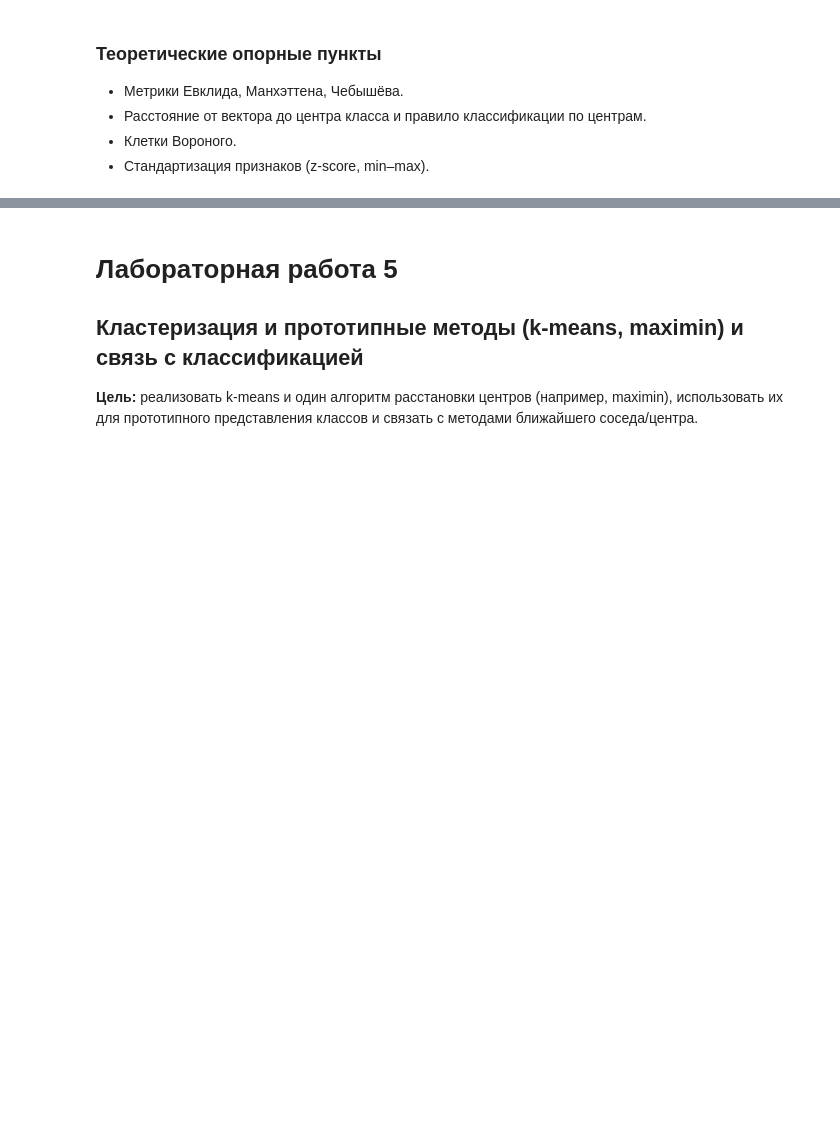
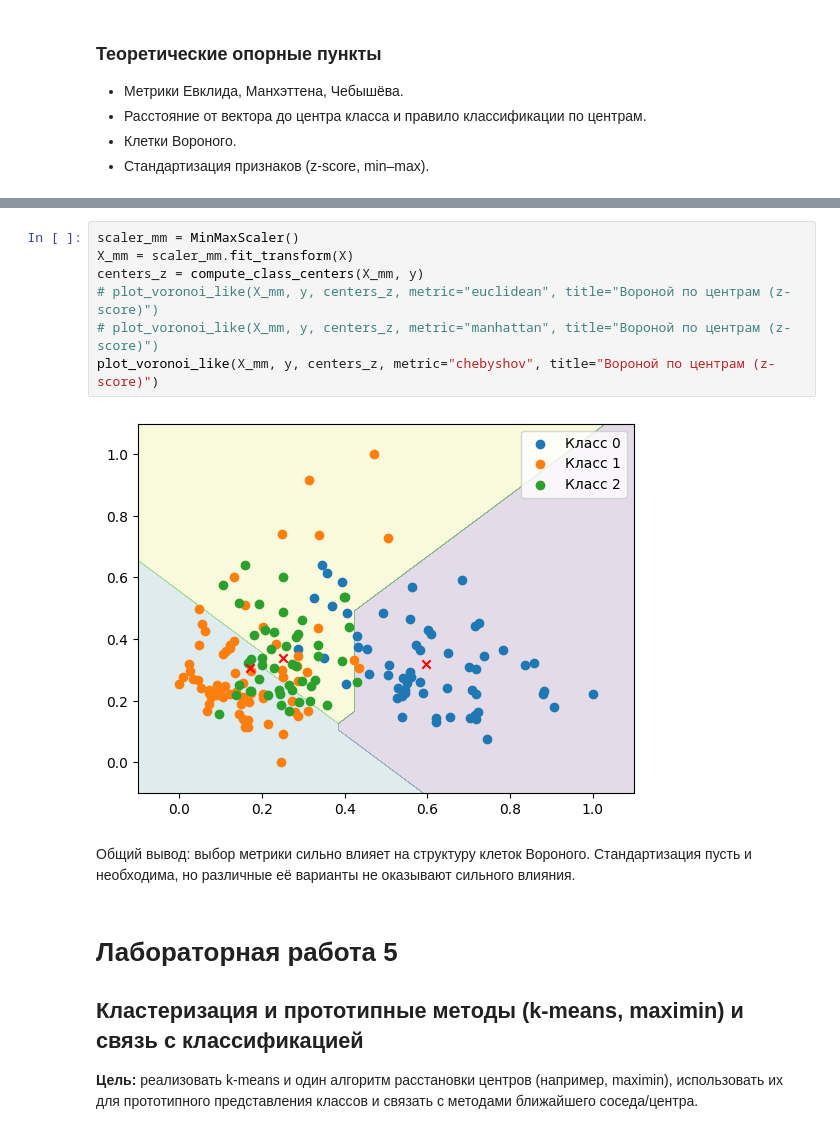
Before and after one commit to Leousov/2_course, a Jupyter notebook: pattern_recognition/practice3.ipynb, the cells around one changed output, grey strips where cells are left out. Drawn from its saved outputs; the diff is of its cells as text; blank space fills up the shorter version.

```diff
--- a/pattern_recognition/practice3.ipynb
+++ b/pattern_recognition/practice3.ipynb
@@ -437,3 +470,14 @@ plot_voronoi_like(Xc_z, yc, centers_z, metric="euclidean", title="Вороной
+# %%
+scaler_mm = MinMaxScaler()
+X_mm = scaler_mm.fit_transform(X)
+centers_z = compute_class_centers(X_mm, y)
+# plot_voronoi_like(X_mm, y, centers_z, metric="euclidean", title="Вороной по центрам (z-score)")
+# plot_voronoi_like(X_mm, y, centers_z, metric="manhattan", title="Вороной по центрам (z-score)")
+plot_voronoi_like(X_mm, y, centers_z, metric="chebyshov", title="Вороной по центрам (z-score)")
+# %% [output]
+[figure, added]
+# %% [markdown]
+Общий вывод: выбор метрики сильно влияет на структуру клеток Вороного. Стандартизация пусть и необходима, но различные её варианты не оказывают сильного влияния.
 # %% [markdown]
 # Лабораторная работа 5
 ## Кластеризация и прототипные методы (k-means, maximin) и связь с классификацией
```
Also changed, not shown: parts of 11 cells of this notebook, 2 other files.
